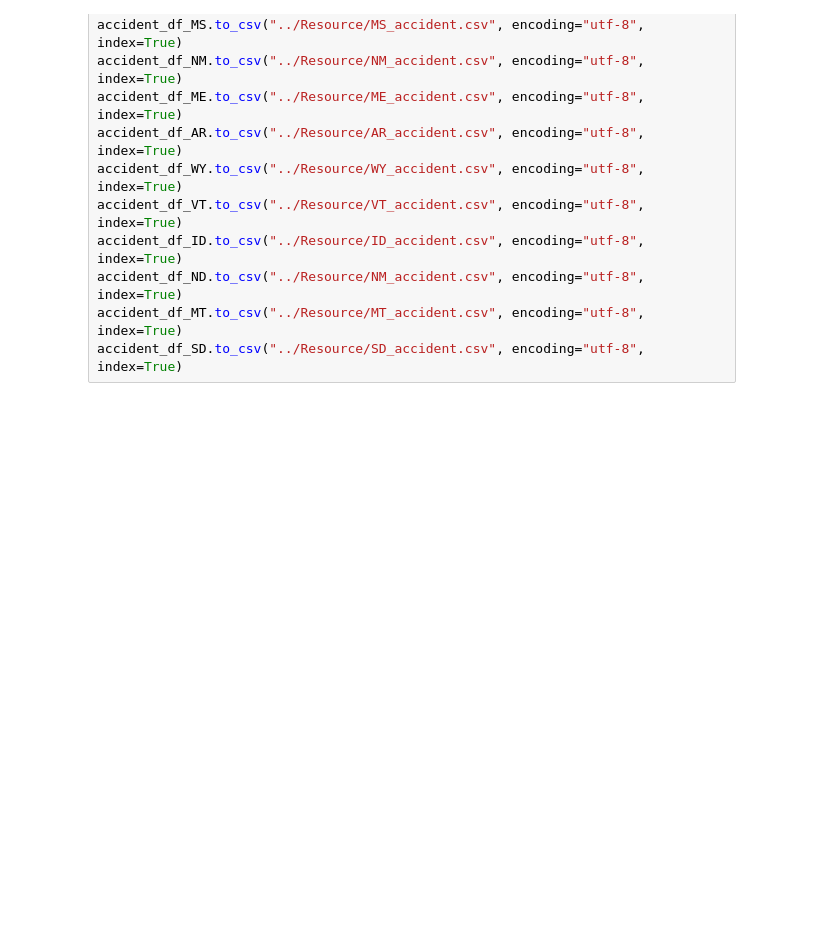
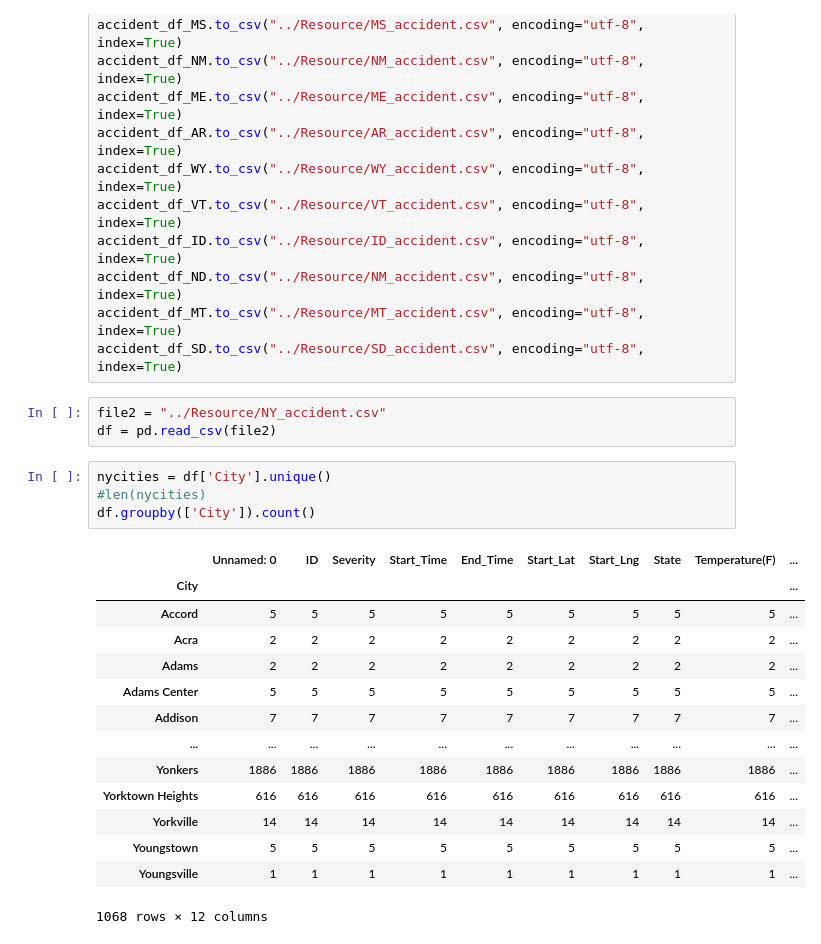
Before and after one commit to chunwong7/Project-2, a Jupyter notebook: codes/datacleanup.ipynb, the cells around one changed output. Saved outputs shown, nothing was run; the diff lists cells and outputs as text; blank space fills up the shorter version.

```diff
--- a/codes/datacleanup.ipynb
+++ b/codes/datacleanup.ipynb
@@ -145,3 +458,25 @@ accident_df_ID.to_csv("../Resource/ID_accident.csv", encoding="utf-8", index=Tru
 accident_df_ND.to_csv("../Resource/NM_accident.csv", encoding="utf-8", index=True)
 accident_df_MT.to_csv("../Resource/MT_accident.csv", encoding="utf-8", index=True)
 accident_df_SD.to_csv("../Resource/SD_accident.csv", encoding="utf-8", index=True)
+# %%
+file2 = "../Resource/NY_accident.csv"
+df = pd.read_csv(file2)
+# %%
+nycities = df['City'].unique()
+#len(nycities)
+df.groupby(['City']).count()
+# %% [output]
+|  | Unnamed: 0 | ID | Severity | Start_Time | End_Time | Start_Lat | Start_Lng | State | Temperature(F) | ... |
+| City |  |  |  |  |  |  |  |  |  | ... |
+| Accord | 5 | 5 | 5 | 5 | 5 | 5 | 5 | 5 | 5 | ... |
+| Acra | 2 | 2 | 2 | 2 | 2 | 2 | 2 | 2 | 2 | ... |
+| Adams | 2 | 2 | 2 | 2 | 2 | 2 | 2 | 2 | 2 | ... |
+| Adams Center | 5 | 5 | 5 | 5 | 5 | 5 | 5 | 5 | 5 | ... |
+| Addison | 7 | 7 | 7 | 7 | 7 | 7 | 7 | 7 | 7 | ... |
+| ... | ... | ... | ... | ... | ... | ... | ... | ... | ... | ... |
+| Yonkers | 1886 | 1886 | 1886 | 1886 | 1886 | 1886 | 1886 | 1886 | 1886 | ... |
+| Yorktown Heights | 616 | 616 | 616 | 616 | 616 | 616 | 616 | 616 | 616 | ... |
+| Yorkville | 14 | 14 | 14 | 14 | 14 | 14 | 14 | 14 | 14 | ... |
+| Youngstown | 5 | 5 | 5 | 5 | 5 | 5 | 5 | 5 | 5 | ... |
+| Youngsville | 1 | 1 | 1 | 1 | 1 | 1 | 1 | 1 | 1 | ... |
+1068 rows × 12 columns
```
Also changed, not shown: parts of 33 cells of this notebook, 1 other file.
